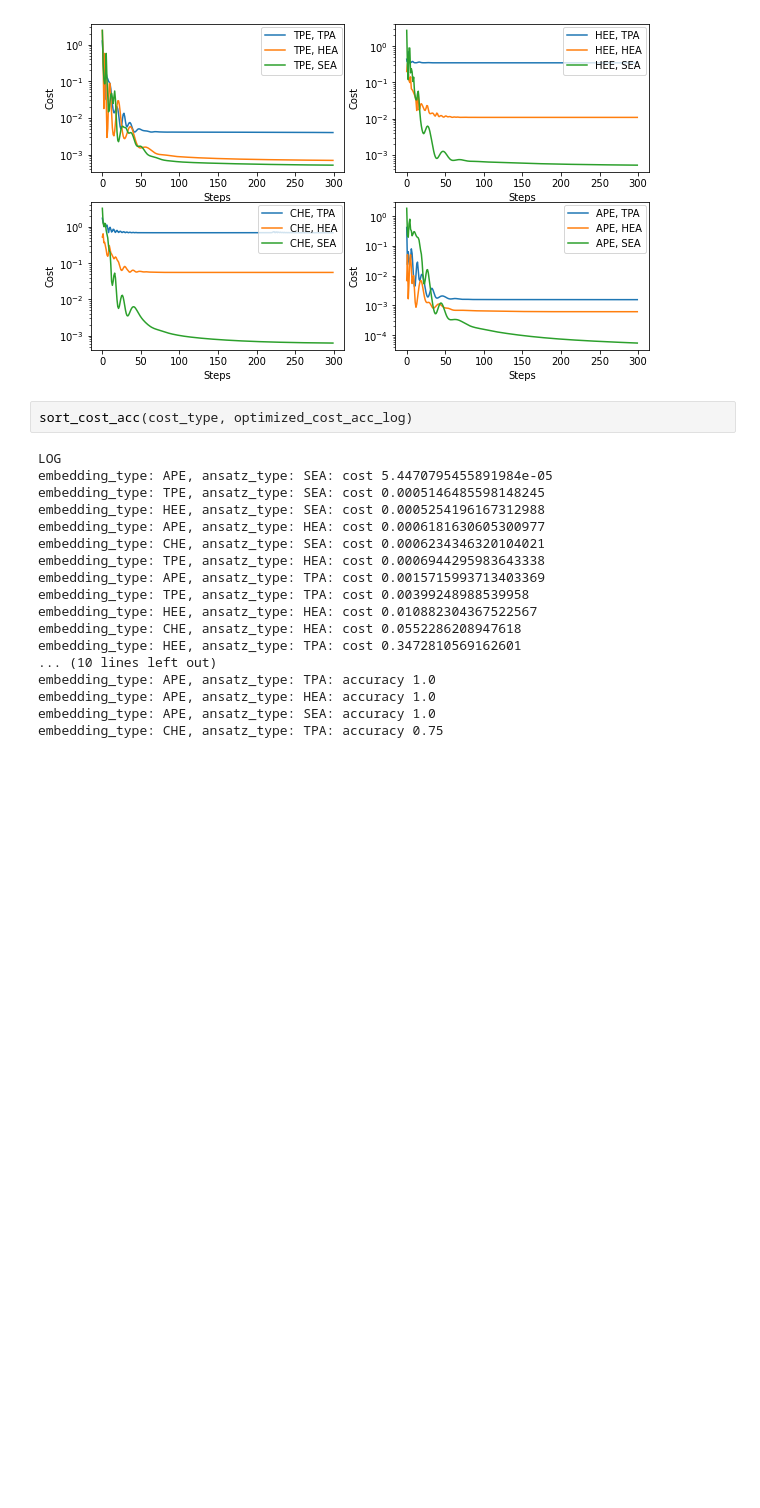
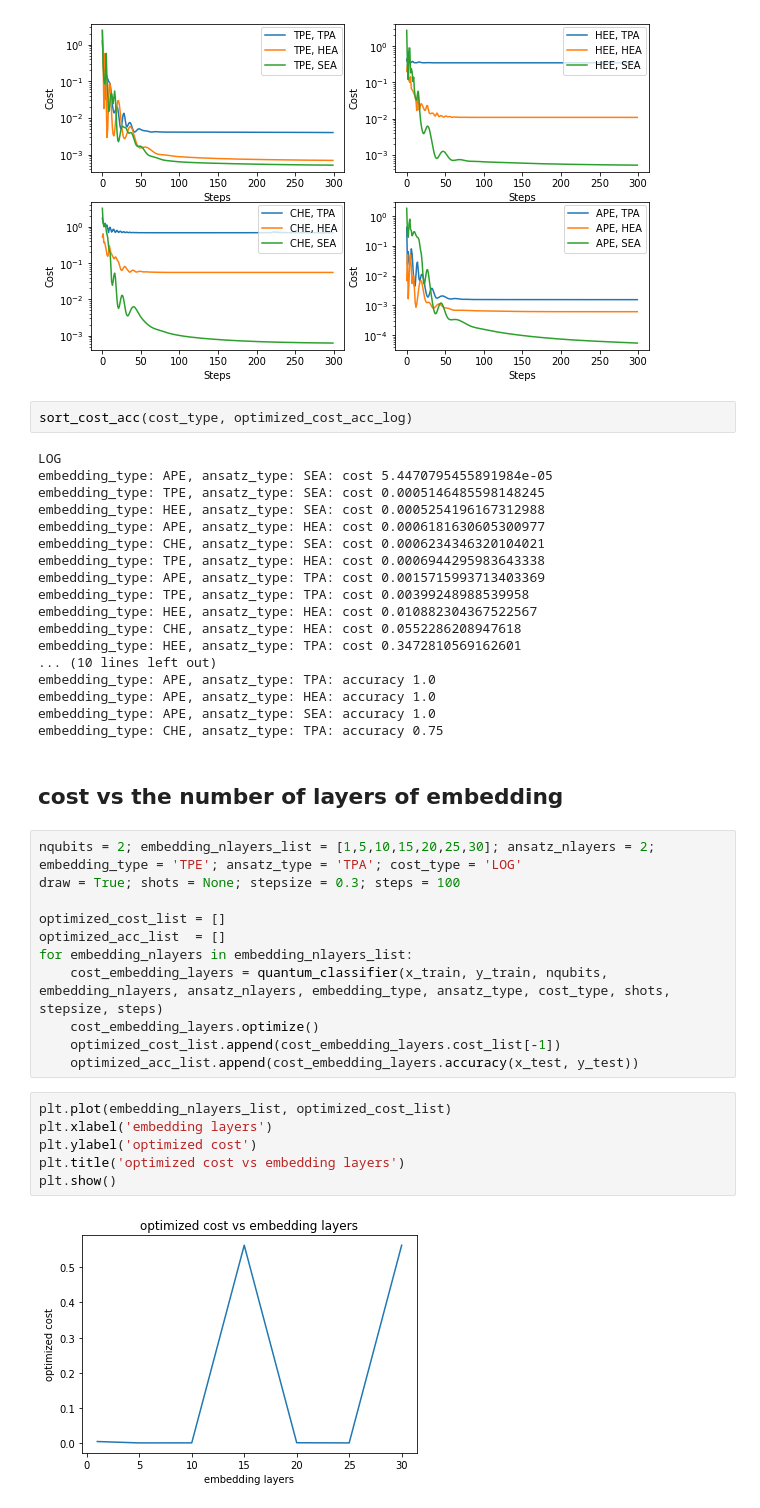
Before and after one commit to kkensuke/quantum-machine-learning, a Jupyter notebook: quantum-classification/quantum_classification_or.ipynb, the cells around one changed output. Drawn from its saved outputs; the diff is of its cells as text; blank space fills up the shorter version.

```diff
--- a/quantum-classification/quantum_classification_or.ipynb
+++ b/quantum-classification/quantum_classification_or.ipynb
@@ -162,3 +157,24 @@ embedding_type: APE, ansatz_type: TPA: accuracy 1.0
 embedding_type: APE, ansatz_type: HEA: accuracy 1.0
 embedding_type: APE, ansatz_type: SEA: accuracy 1.0
 embedding_type: CHE, ansatz_type: TPA: accuracy 0.75
+# %% [markdown]
+## cost vs the number of layers of embedding
+# %%
+nqubits = 2; embedding_nlayers_list = [1,5,10,15,20,25,30]; ansatz_nlayers = 2; embedding_type = 'TPE'; ansatz_type = 'TPA'; cost_type = 'LOG'
+draw = True; shots = None; stepsize = 0.3; steps = 100
+
+optimized_cost_list = []
+optimized_acc_list  = []
+for embedding_nlayers in embedding_nlayers_list:
+    cost_embedding_layers = quantum_classifier(x_train, y_train, nqubits, embedding_nlayers, ansatz_nlayers, embedding_type, ansatz_type, cost_type, shots, stepsize, steps)
+    cost_embedding_layers.optimize()
+    optimized_cost_list.append(cost_embedding_layers.cost_list[-1])
+    optimized_acc_list.append(cost_embedding_layers.accuracy(x_test, y_test))
+# %%
+plt.plot(embedding_nlayers_list, optimized_cost_list)
+plt.xlabel('embedding layers')
+plt.ylabel('optimized cost')
+plt.title('optimized cost vs embedding layers')
+plt.show()
+# %% [output]
+[figure, added]
```
Also changed, not shown: parts of 7 cells of this notebook, 2 other files.
